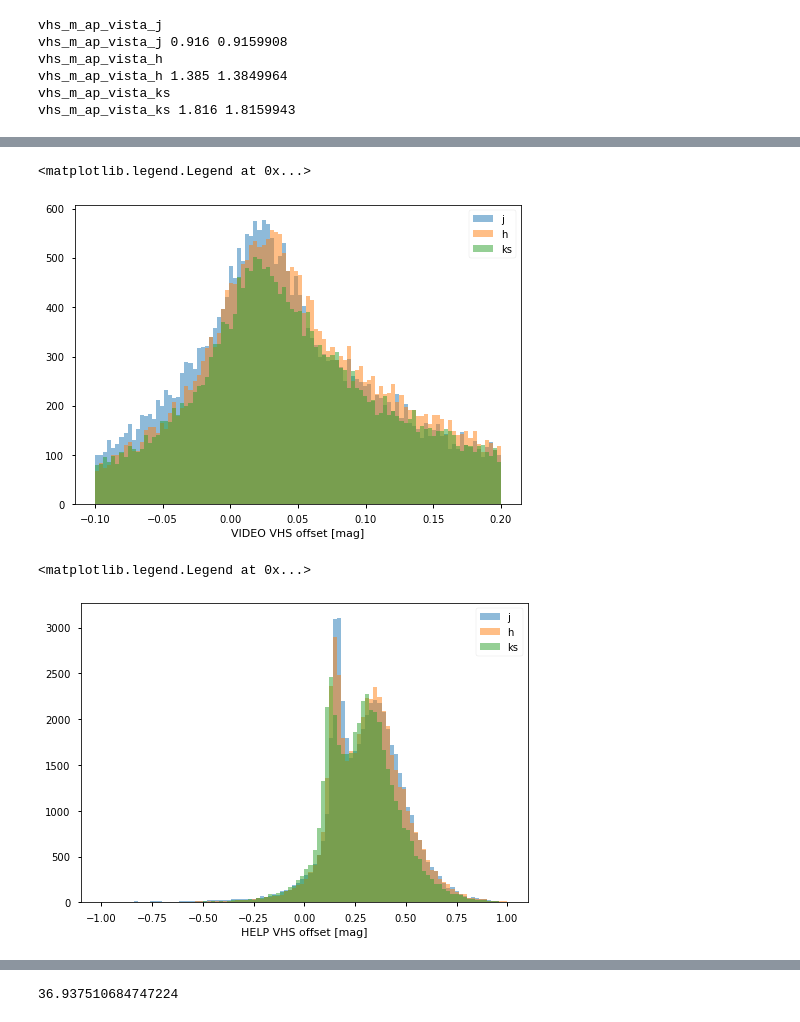
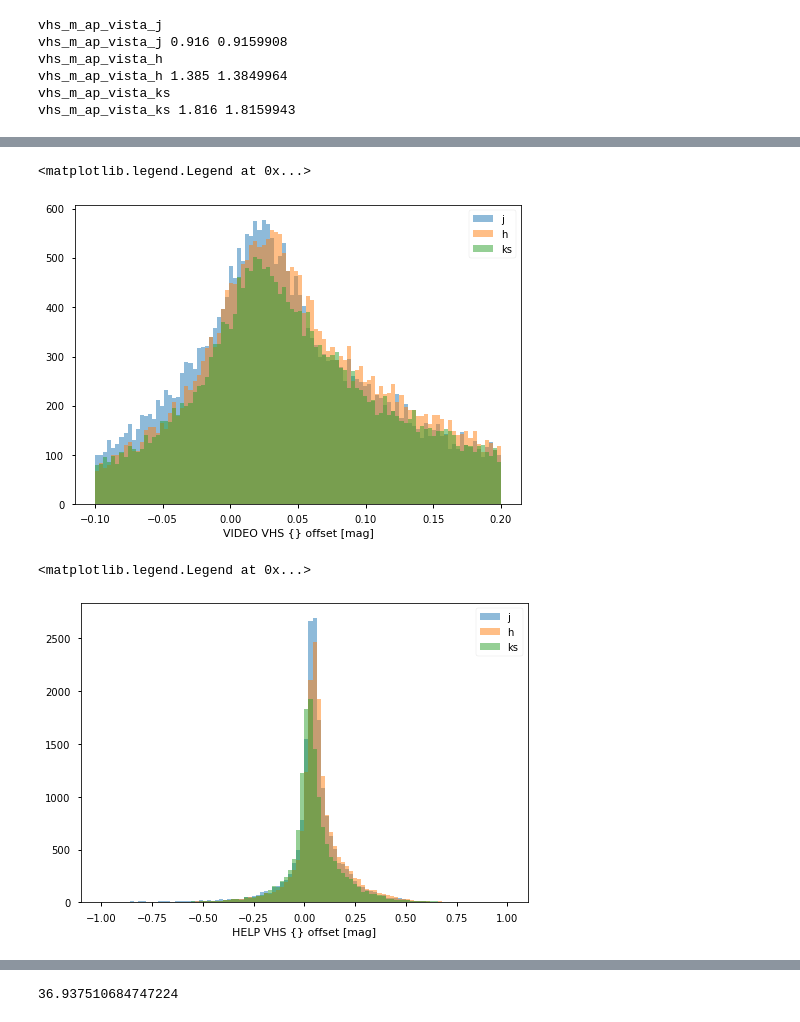
Before and after one commit to lsst-uk/lsst-ir-fusion, a Jupyter notebook: dmu2/5_Make_ref_cats_VIDEO.ipynb, the cells around one changed output, grey strips where cells are left out. Saved outputs shown, nothing was run; the diff lists cells and outputs as text; code cells hidden in the pictures.

```diff
--- a/dmu2/5_Make_ref_cats_VIDEO.ipynb
+++ b/dmu2/5_Make_ref_cats_VIDEO.ipynb
@@ -380,24 +380,24 @@ oxfordApCorr = {
 # %%
 # Bands: Z,Y,J,H,K
 
-
-
+#Aperture diameter number 2 = 2arcsec
+ap=2
 
 imported_columns = OrderedDict({
     'ID': "id",
     'ALPHA_J2000': "ra",
     'DELTA_J2000': "dec",
     'K_CLASS_STAR':  "stellarity",
-    'Z_MAG_APER_3': "m_ap_vista_z2",
-    'Z_MAGERR_APER_3': "merr_ap_vista_z2",
-    'Y_MAG_APER_3': "m_ap_vista_y2",
-    'Y_MAGERR_APER_3': "merr_ap_vista_y2",
-    'J_MAG_APER_3': "m_ap_vista_j",
-    'J_MAGERR_APER_3': "merr_ap_vista_j",
-    'H_MAG_APER_3': "m_ap_vista_h",
-    'H_MAGERR_APER_3': "merr_ap_vista_h",
-    'K_MAG_APER_3': "m_ap_vista_ks",
-    'K_MAGERR_APER_3': "merr_ap_vista_ks",
+    'Z_MAG_APER_{}'.format(ap): "m_ap_vista_z2",
+    'Z_MAGERR_APER_{}'.format(ap): "merr_ap_vista_z2",
+    'Y_MAG_APER_{}'.format(ap): "m_ap_vista_y2",
+    'Y_MAGERR_APER_{}'.format(ap): "merr_ap_vista_y2",
+    'J_MAG_APER_{}'.format(ap): "m_ap_vista_j",
+    'J_MAGERR_APER_{}'.format(ap): "merr_ap_vista_j",
+    'H_MAG_APER_{}'.format(ap): "m_ap_vista_h",
+    'H_MAGERR_APER_{}'.format(ap): "merr_ap_vista_h",
+    'K_MAG_APER_{}'.format(ap): "m_ap_vista_ks",
+    'K_MAGERR_APER_{}'.format(ap): "merr_ap_vista_ks",
 })
 
 catalogue = Table.read(HELP_CAT)[list(imported_columns)]
@@ -431,11 +431,11 @@ for col in catalogue.colnames:
 #v_flux = Table.read('../dmu0/dmu0_VISTA/dmu0_VHS/data/VHS_XMM-LSS.fits')
 #v_flux = catalogue[catalogue['video_stellarity'] >= 0.9]
 
-catalogue['help_m_ap_vista_z2']-=oxfordApCorr['VIRCAM_Z_2as']
-catalogue['help_m_ap_vista_y2']-=oxfordApCorr['VIRCAM_Y_2as']
-catalogue['help_m_ap_vista_j']-=oxfordApCorr['VIRCAM_J_2as']
-catalogue['help_m_ap_vista_h']-=oxfordApCorr['VIRCAM_H_2as']
-catalogue['help_m_ap_vista_ks']-=oxfordApCorr['VIRCAM_Ks_2as']
+catalogue['help_m_ap_vista_z2']-=oxfordApCorr['VIRCAM_Z_{}as'.format(ap)]
+catalogue['help_m_ap_vista_y2']-=oxfordApCorr['VIRCAM_Y_{}as'.format(ap)]
+catalogue['help_m_ap_vista_j']-=oxfordApCorr['VIRCAM_J_{}as'.format(ap)]
+catalogue['help_m_ap_vista_h']-=oxfordApCorr['VIRCAM_H_{}as'.format(ap)]
+catalogue['help_m_ap_vista_ks']-=oxfordApCorr['VIRCAM_Ks_{}as'.format(ap)]
 
 help_flux = catalogue
 # %%
@@ -733,22 +733,23 @@ bins=100
 r=[-0.1,0.2]
 for b in ['j','h','ks']:
     plt.hist(
-        vhs_vid_merge['vhs_m_ap_vista_'+b]-vhs_vid_merge['video_m_ap_vista_'+b],
+        full_merge['vhs_m_ap_vista_'+b]-full_merge['video_m_ap_vista_'+b],
         bins=bins,range=r,alpha=0.5,label=b)
-    plt.xlabel('VIDEO VHS offset [mag]')
+    plt.xlabel('VIDEO VHS {} offset [mag]')
 plt.legend()
 # %% [output]
 <matplotlib.legend.Legend at 0x...>
-[figure, old version]
+[figure, new version]
 # %%
 bins=100
 r=[-1,1]
 for b in ['j','h','ks']:
+    m=full_merge['help_stellarity']>0.9
     plt.hist(
-        full_merge['vhs_m_ap_vista_'+b]-full_merge['help_m_ap_vista_'+b],
+        full_merge[m]['vhs_m_ap_vista_'+b]-full_merge[m]['help_m_ap_vista_'+b],
         bins=bins,range=r,alpha=0.5,label=b)
-    plt.xlabel('HELP VHS offset [mag]')
+    plt.xlabel('HELP VHS {} offset [mag]')
 plt.legend()
 # %% [output]
 <matplotlib.legend.Legend at 0x...>
-[figure, old version]
+[figure, new version]
```
Also changed, not shown: parts of 8 cells of this notebook, 21 other files.
